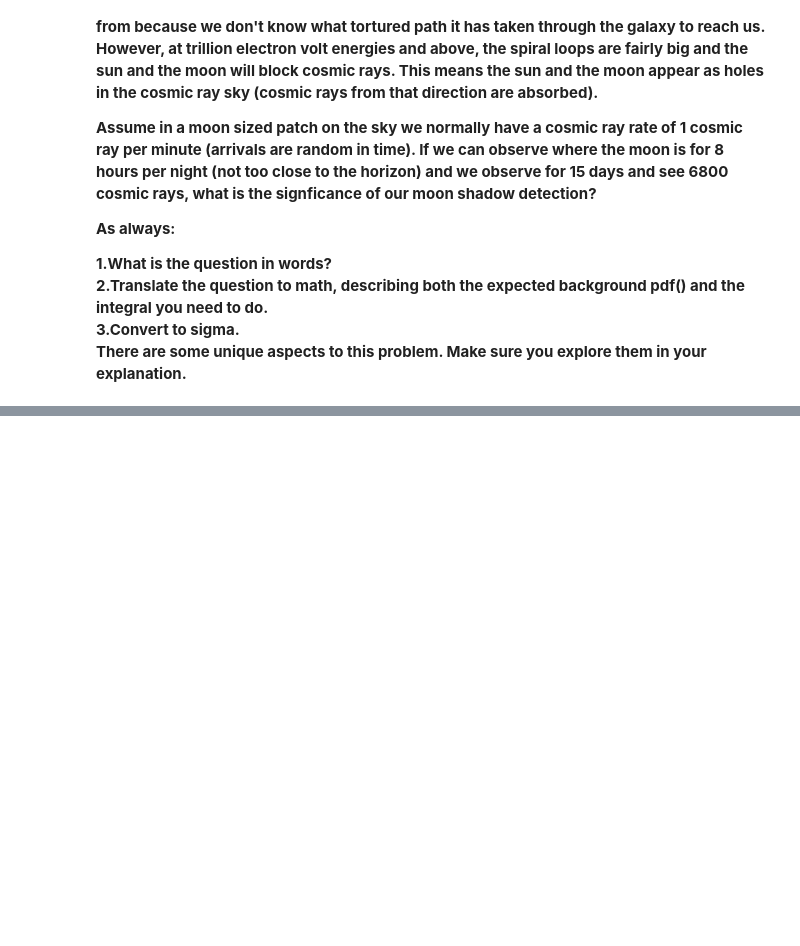
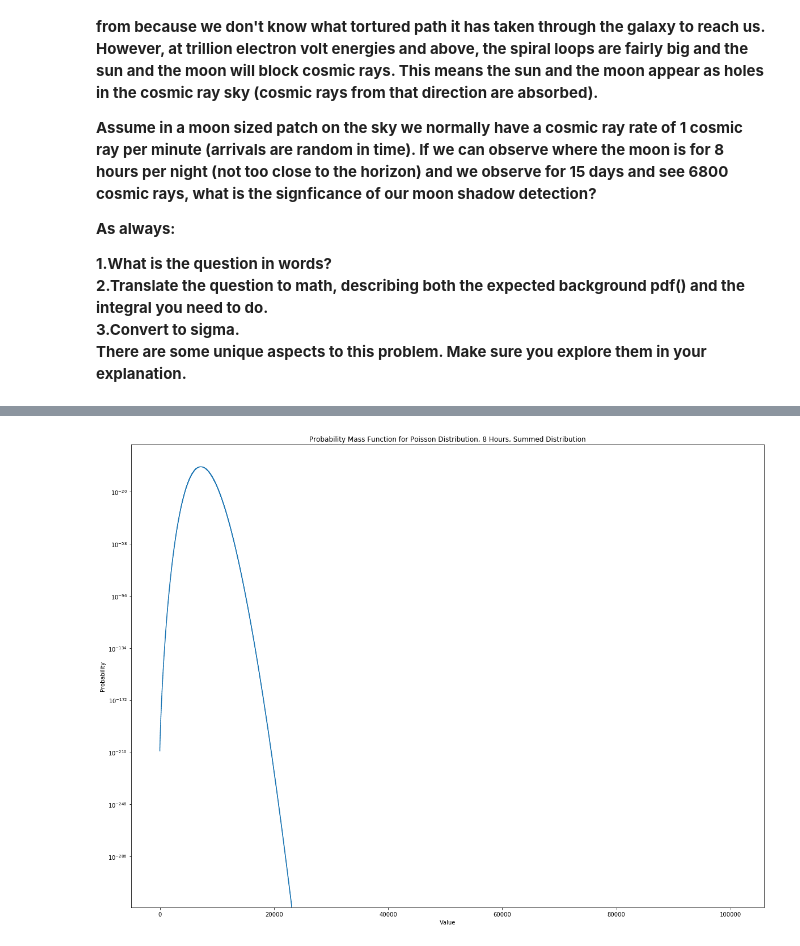
Before and after one commit to ecb49/burns_phys434, a Jupyter notebook: labs/Burns_Lab3.ipynb, the cells around one changed output, grey strips where cells are left out. Cells and saved outputs as stored; diff of their text form; code cells hidden in the pictures; blank space fills up the shorter version.

```diff
--- a/labs/Burns_Lab3.ipynb
+++ b/labs/Burns_Lab3.ipynb
@@ -160,0 +189,24 @@ print(vsi)
+# %%
+xlow = 0
+xhigh = 14
+xspace = 15
+x = np.linspace(xlow,xhigh,xspace)
+
+pois_dist = scipy.stats.poisson.pmf(x,mu=1, loc=0)
+pois_dist = pois_dist/sum(pois_dist)
+comb = pois_dist
+
+k=480
+for i in range(k):
+    comb = np.convolve(comb,pois_dist)
+
+cx = np.linspace(xlow*k*15,xhigh*k*15,len(comb))
+plt.step(cx,comb)
+plt.yscale('log')
+plt.xlabel('Value')
+plt.ylabel('Probability')
+plt.title('Probability Mass Function for Poisson Distribution, 8 Hours, Summed Distribution')
+plt.axvline(72)
+plt.show()
+# %% [output]
+[figure, added]
```
Also changed, not shown: parts of 9 cells of this notebook.
